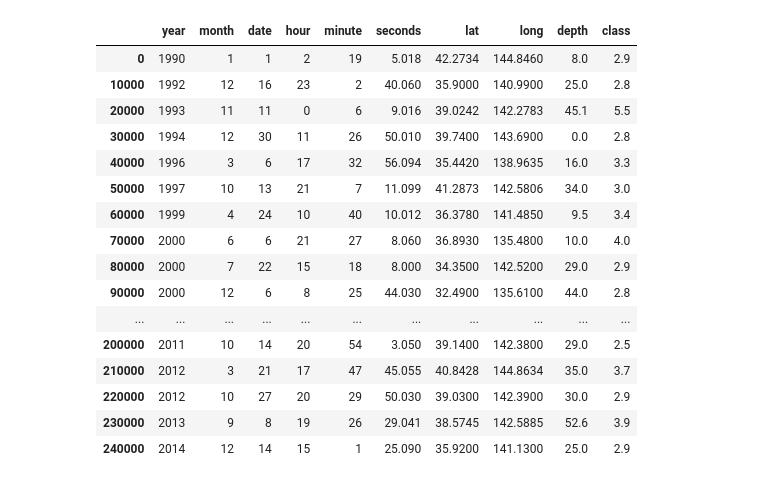
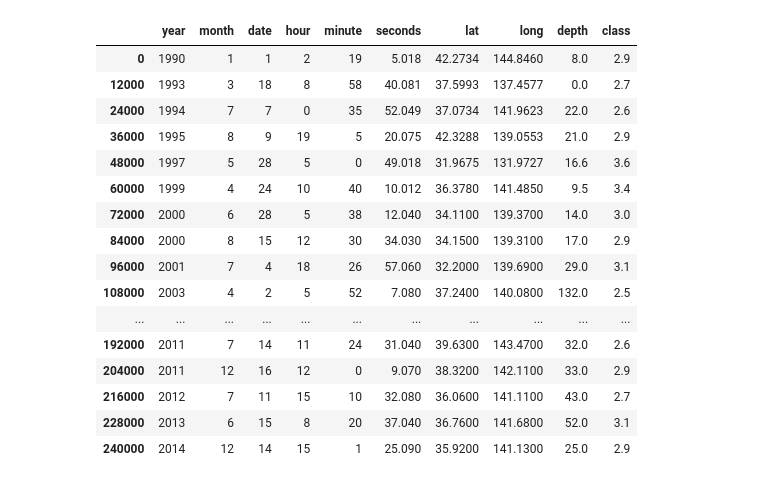
Before and after one commit to eupho73/TER-BNN, a Jupyter notebook: data/eq_data.ipynb, the cells around one changed output. Cells and saved outputs as stored; diff of their text form; code cells hidden in the pictures.

```diff
--- a/data/eq_data.ipynb
+++ b/data/eq_data.ipynb
@@ -14,22 +15,22 @@ import matplotlib.pyplot as plt
 
 data = pd.read_csv('eq_data.csv', sep=',')
 # %%
-data[0::10000]
+data[0::12000]
 # %% [output]
 |  | year | month | date | hour | minute | seconds | lat | long | depth | class |
 | 0 | 1990 | 1 | 1 | 2 | 19 | 5.018 | 42.2734 | 144.8460 | 8.0 | 2.9 |
-| 10000 | 1992 | 12 | 16 | 23 | 2 | 40.060 | 35.9000 | 140.9900 | 25.0 | 2.8 |
-| 20000 | 1993 | 11 | 11 | 0 | 6 | 9.016 | 39.0242 | 142.2783 | 45.1 | 5.5 |
-| 30000 | 1994 | 12 | 30 | 11 | 26 | 50.010 | 39.7400 | 143.6900 | 0.0 | 2.8 |
-| 40000 | 1996 | 3 | 6 | 17 | 32 | 56.094 | 35.4420 | 138.9635 | 16.0 | 3.3 |
-| 50000 | 1997 | 10 | 13 | 21 | 7 | 11.099 | 41.2873 | 142.5806 | 34.0 | 3.0 |
+| 12000 | 1993 | 3 | 18 | 8 | 58 | 40.081 | 37.5993 | 137.4577 | 0.0 | 2.7 |
+| 24000 | 1994 | 7 | 7 | 0 | 35 | 52.049 | 37.0734 | 141.9623 | 22.0 | 2.6 |
+| 36000 | 1995 | 8 | 9 | 19 | 5 | 20.075 | 42.3288 | 139.0553 | 21.0 | 2.9 |
+| 48000 | 1997 | 5 | 28 | 5 | 0 | 49.018 | 31.9675 | 131.9727 | 16.6 | 3.6 |
 | 60000 | 1999 | 4 | 24 | 10 | 40 | 10.012 | 36.3780 | 141.4850 | 9.5 | 3.4 |
-| 70000 | 2000 | 6 | 6 | 21 | 27 | 8.060 | 36.8930 | 135.4800 | 10.0 | 4.0 |
-| 80000 | 2000 | 7 | 22 | 15 | 18 | 8.000 | 34.3500 | 142.5200 | 29.0 | 2.9 |
-| 90000 | 2000 | 12 | 6 | 8 | 25 | 44.030 | 32.4900 | 135.6100 | 44.0 | 2.8 |
+| 72000 | 2000 | 6 | 28 | 5 | 38 | 12.040 | 34.1100 | 139.3700 | 14.0 | 3.0 |
+| 84000 | 2000 | 8 | 15 | 12 | 30 | 34.030 | 34.1500 | 139.3100 | 17.0 | 2.9 |
+| 96000 | 2001 | 7 | 4 | 18 | 26 | 57.060 | 32.2000 | 139.6900 | 29.0 | 3.1 |
+| 108000 | 2003 | 4 | 2 | 5 | 52 | 7.080 | 37.2400 | 140.0800 | 132.0 | 2.5 |
 | ... | ... | ... | ... | ... | ... | ... | ... | ... | ... | ... |
-| 200000 | 2011 | 10 | 14 | 20 | 54 | 3.050 | 39.1400 | 142.3800 | 29.0 | 2.5 |
-| 210000 | 2012 | 3 | 21 | 17 | 47 | 45.055 | 40.8428 | 144.8634 | 35.0 | 3.7 |
-| 220000 | 2012 | 10 | 27 | 20 | 29 | 50.030 | 39.0300 | 142.3900 | 30.0 | 2.9 |
-| 230000 | 2013 | 9 | 8 | 19 | 26 | 29.041 | 38.5745 | 142.5885 | 52.6 | 3.9 |
+| 192000 | 2011 | 7 | 14 | 11 | 24 | 31.040 | 39.6300 | 143.4700 | 32.0 | 2.6 |
+| 204000 | 2011 | 12 | 16 | 12 | 0 | 9.070 | 38.3200 | 142.1100 | 33.0 | 2.9 |
+| 216000 | 2012 | 7 | 11 | 15 | 10 | 32.080 | 36.0600 | 141.1100 | 43.0 | 2.7 |
+| 228000 | 2013 | 6 | 15 | 8 | 20 | 37.040 | 36.7600 | 141.6800 | 52.0 | 3.1 |
 | 240000 | 2014 | 12 | 14 | 15 | 1 | 25.090 | 35.9200 | 141.1300 | 25.0 | 2.9 |
```
Also changed, not shown: parts of 9 cells of this notebook.
